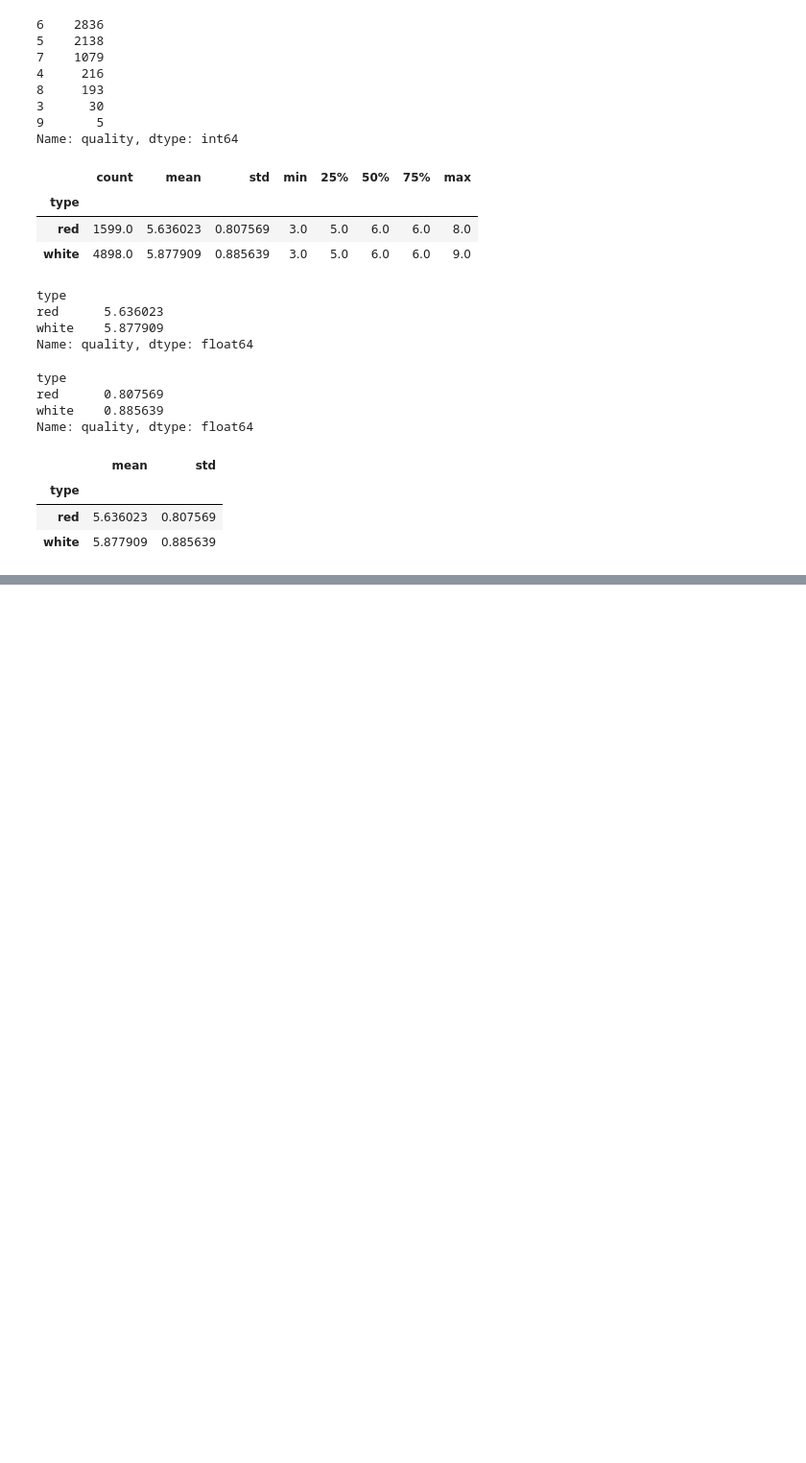
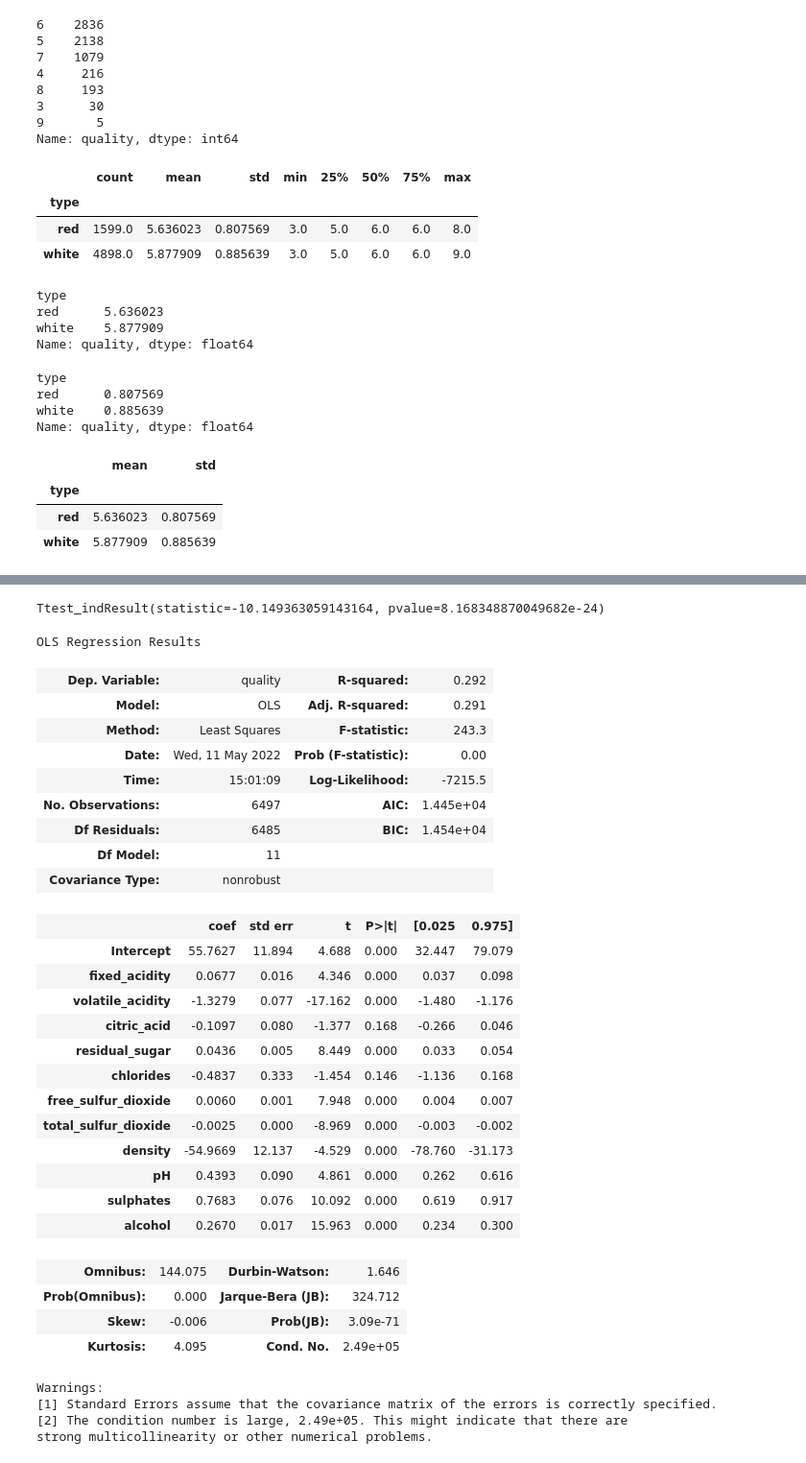
Before and after one commit to herbguy/Python-Practice, a Jupyter notebook: 와인품질예측.ipynb, the cells around one changed output, grey strips where cells are left out. Shown: that part at 96% size. Saved outputs shown, nothing was run; the diff lists cells and outputs as text; code cells hidden in the pictures; blank space fills up the shorter version.

```diff
--- a/와인품질예측.ipynb
+++ b/와인품질예측.ipynb
@@ -140,0 +152,45 @@ wine.groupby('type')['quality'].agg(['mean','std']) # mean()과 std()를 묶어
+# %%
+#t검정 , 회귀분석
+from scipy import stats
+from statsmodels.formula.api import ols, glm
+red_wine_quality = wine.loc[wine['type'] == 'red', 'quality'] #행은 red 행 열은 quality
+white_wine_quality = wine.loc[wine['type'] == 'white','quality']
+stats.ttest_ind(red_wine_quality,white_wine_quality,equal_var = False)
+# %% [output]
+Ttest_indResult(statistic=-10.149363059143164, pvalue=8.168348870049682e-24)
+# %%
+Rformula = 'quality ~ fixed_acidity + volatile_acidity + citric_acid +residual_sugar + chlorides + free_sulfur_dioxide + total_sulfur_dioxide +density + pH + sulphates + alcohol'
+regression_result = ols(Rformula,data = wine).fit()
+regression_result.summary()
+# %% [output]
+OLS Regression Results
+| Dep. Variable: | quality | R-squared: | 0.292 |
+| Model: | OLS | Adj. R-squared: | 0.291 |
+| Method: | Least Squares | F-statistic: | 243.3 |
+| Date: | Wed, 11 May 2022 | Prob (F-statistic): | 0.00 |
+| Time: | 15:01:09 | Log-Likelihood: | -7215.5 |
+| No. Observations: | 6497 | AIC: | 1.445e+04 |
+| Df Residuals: | 6485 | BIC: | 1.454e+04 |
+| Df Model: | 11 |  |  |
+| Covariance Type: | nonrobust |  |  |
+|  | coef | std err | t | P>|t| | [0.025 | 0.975] |
+| Intercept | 55.7627 | 11.894 | 4.688 | 0.000 | 32.447 | 79.079 |
+| fixed_acidity | 0.0677 | 0.016 | 4.346 | 0.000 | 0.037 | 0.098 |
+| volatile_acidity | -1.3279 | 0.077 | -17.162 | 0.000 | -1.480 | -1.176 |
+| citric_acid | -0.1097 | 0.080 | -1.377 | 0.168 | -0.266 | 0.046 |
+| residual_sugar | 0.0436 | 0.005 | 8.449 | 0.000 | 0.033 | 0.054 |
+| chlorides | -0.4837 | 0.333 | -1.454 | 0.146 | -1.136 | 0.168 |
+| free_sulfur_dioxide | 0.0060 | 0.001 | 7.948 | 0.000 | 0.004 | 0.007 |
+| total_sulfur_dioxide | -0.0025 | 0.000 | -8.969 | 0.000 | -0.003 | -0.002 |
+| density | -54.9669 | 12.137 | -4.529 | 0.000 | -78.760 | -31.173 |
+| pH | 0.4393 | 0.090 | 4.861 | 0.000 | 0.262 | 0.616 |
+| sulphates | 0.7683 | 0.076 | 10.092 | 0.000 | 0.619 | 0.917 |
+| alcohol | 0.2670 | 0.017 | 15.963 | 0.000 | 0.234 | 0.300 |
+| Omnibus: | 144.075 | Durbin-Watson: | 1.646 |
+| Prob(Omnibus): | 0.000 | Jarque-Bera (JB): | 324.712 |
+| Skew: | -0.006 | Prob(JB): | 3.09e-71 |
+| Kurtosis: | 4.095 | Cond. No. | 2.49e+05 |
+Warnings:
+[1] Standard Errors assume that the covariance matrix of the errors is correctly specified.
+[2] The condition number is large, 2.49e+05. This might indicate that there are
+strong multicollinearity or other numerical problems.
```
Also changed, not shown: parts of 7 cells of this notebook.
